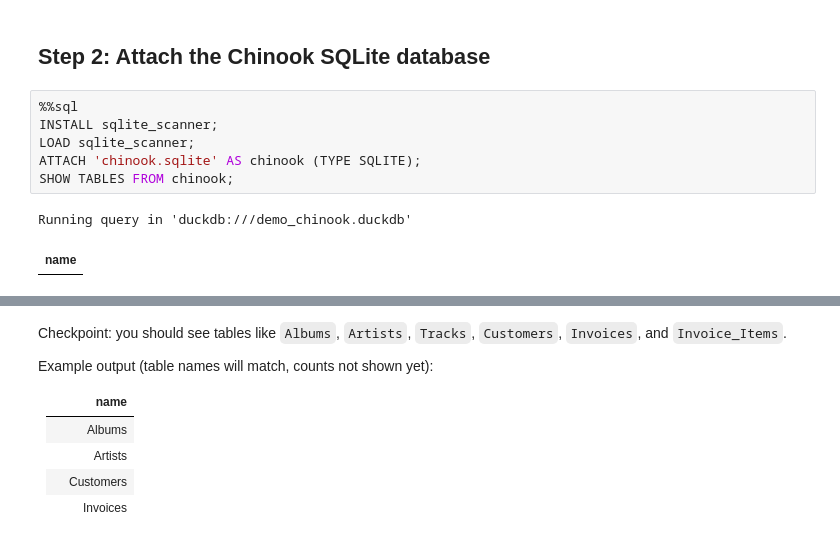
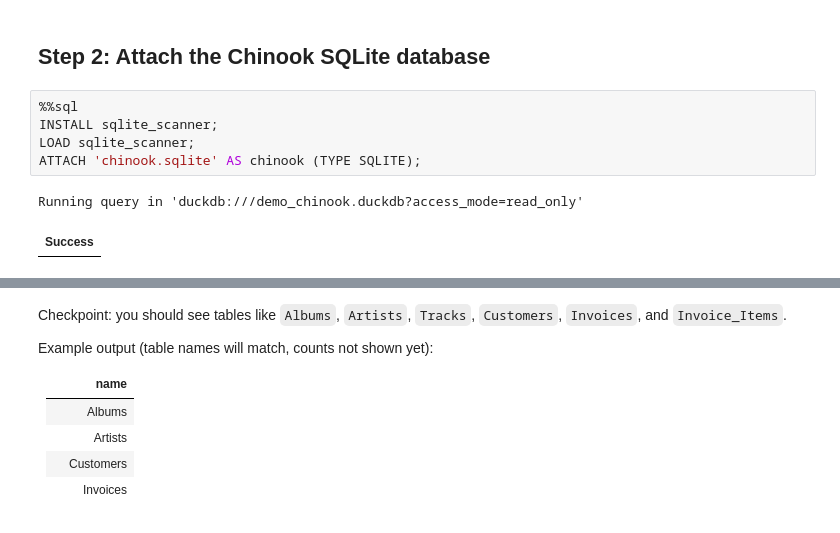
Before and after one commit to oscar-peng/datasci_223, a Jupyter notebook: lectures/03/demo/01a_setup_chinook.ipynb, the cells around one changed output, grey strips where cells are left out. Saved outputs shown, nothing was run; the diff lists cells and outputs as text.

Commit message:
demos

```diff
--- a/lectures/03/demo/01a_setup_chinook.ipynb
+++ b/lectures/03/demo/01a_setup_chinook.ipynb
@@ -22,9 +22,8 @@ Connecting to 'duckdb:///demo_chinook.duckdb'
 # %%
 %%sql
 INSTALL sqlite_scanner;
 LOAD sqlite_scanner;
 ATTACH 'chinook.sqlite' AS chinook (TYPE SQLITE);
-SHOW TABLES FROM chinook;
 # %% [output]
-Running query in 'duckdb:///demo_chinook.duckdb'
+Running query in 'duckdb:///demo_chinook.duckdb?access_mode=read_only'
-| name |
+| Success |
```
Also changed, not shown: parts of 4 cells of this notebook, 3 other files.
